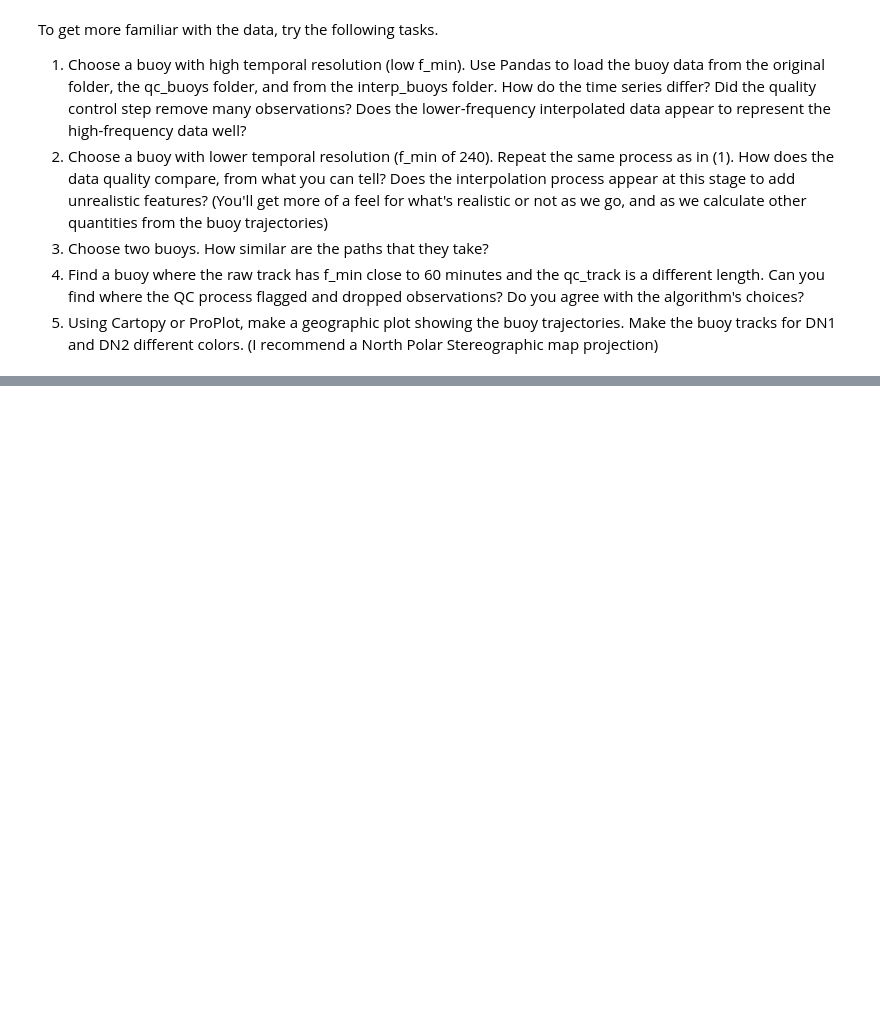
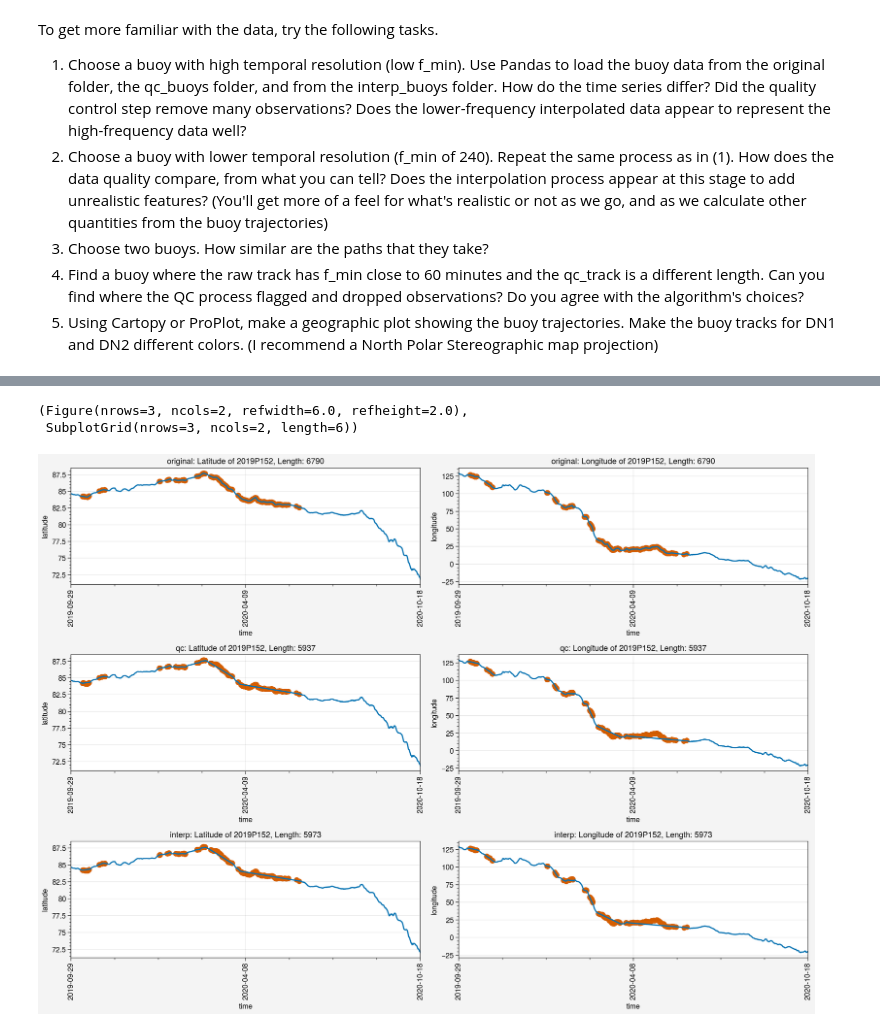
Before and after one commit to awang343/uncertainty-quantification-sea-ice, a Jupyter notebook: notebooks/Buoy Processing.ipynb, the cells around one changed output, grey strips where cells are left out. Saved outputs shown, nothing was run; the diff lists cells and outputs as text; code cells hidden in the pictures; blank space fills up the shorter version.

```diff
--- a/notebooks/Buoy Processing.ipynb
+++ b/notebooks/Buoy Processing.ipynb
@@ -24,0 +187,8 @@ To get more familiar with the data, try the following tasks.
+# %%
+# graph_data('2019P152')
+buoy = '2019P152'
+graph_data(buoy, showcleaned=True)
+# %% [output]
+(Figure(nrows=3, ncols=2, refwidth=6.0, refheight=2.0),
+ SubplotGrid(nrows=3, ncols=2, length=6))
+[figure, added]
```
Also changed, not shown: parts of 21 cells of this notebook, 1 other file.
